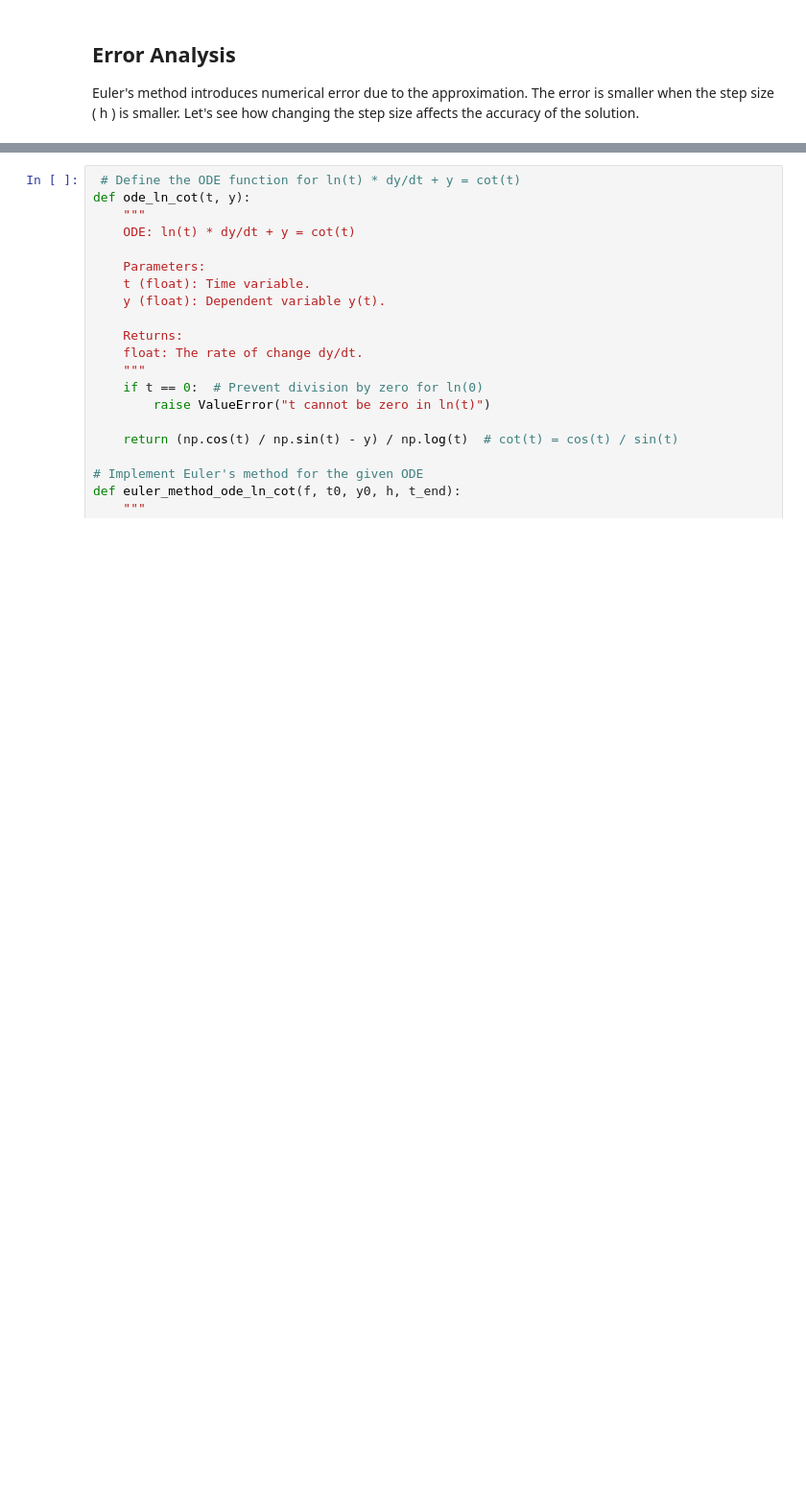
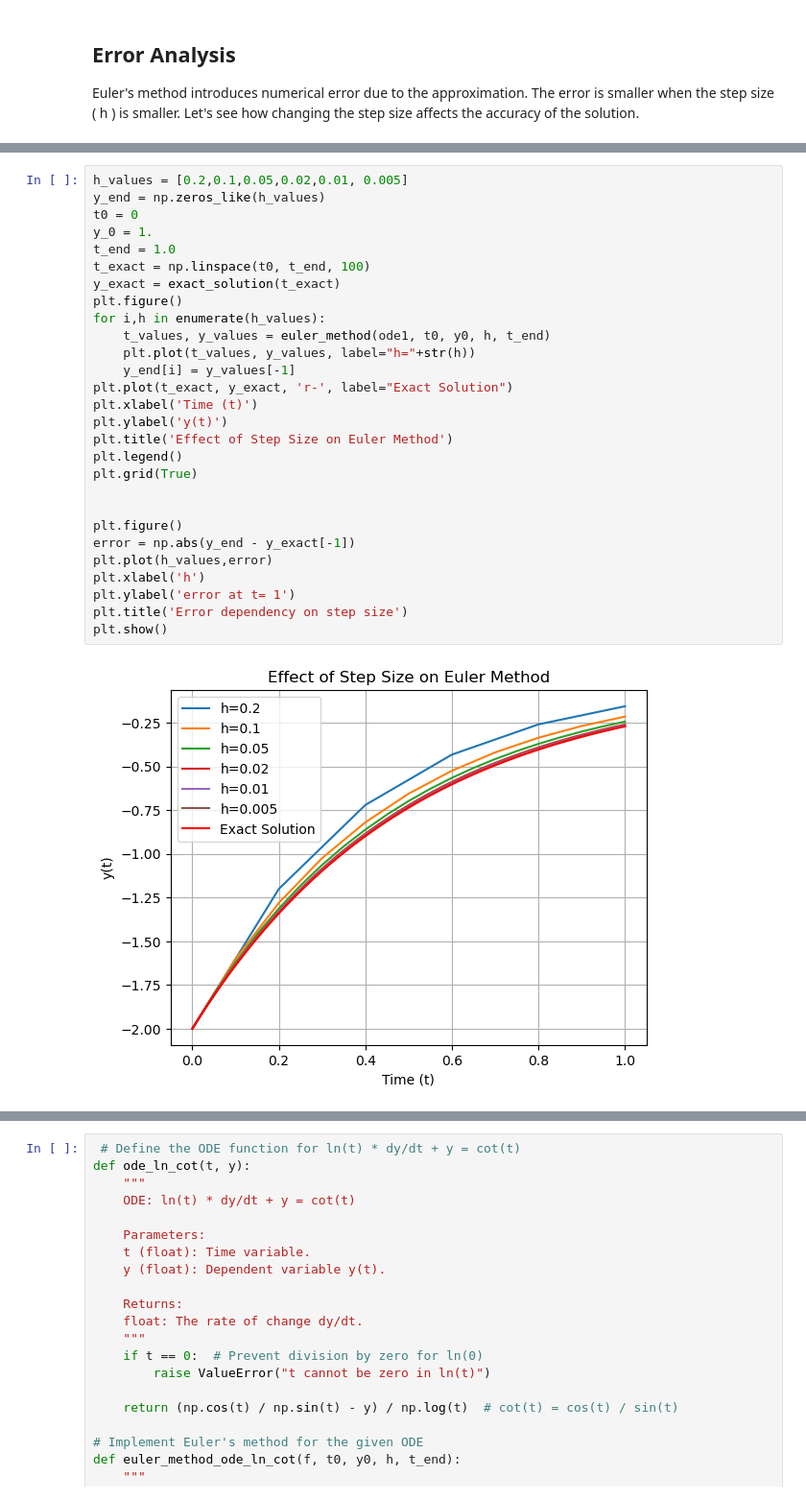
Before and after one commit to Sshamekh/ODE-codes, a Jupyter notebook: numerical-Euler.ipynb, the cells around one changed output, grey strips where cells are left out. Shown at 96% size. Drawn from its saved outputs; the diff is of its cells as text; blank space fills up the shorter version.

```diff
--- a/numerical-Euler.ipynb
+++ b/numerical-Euler.ipynb
@@ -152,0 +151,30 @@ plt.show()
+# %%
+h_values = [0.2,0.1,0.05,0.02,0.01, 0.005]
+y_end = np.zeros_like(h_values)
+t0 = 0
+y_0 = 1.
+t_end = 1.0
+t_exact = np.linspace(t0, t_end, 100)
+y_exact = exact_solution(t_exact)
+plt.figure()
+for i,h in enumerate(h_values):
+    t_values, y_values = euler_method(ode1, t0, y0, h, t_end)
+    plt.plot(t_values, y_values, label="h="+str(h))
+    y_end[i] = y_values[-1]
+plt.plot(t_exact, y_exact, 'r-', label="Exact Solution")
+plt.xlabel('Time (t)')
+plt.ylabel('y(t)')
+plt.title('Effect of Step Size on Euler Method')
+plt.legend()
+plt.grid(True)
+
+
+plt.figure()
+error = np.abs(y_end - y_exact[-1])
+plt.plot(h_values,error)
+plt.xlabel('h')
+plt.ylabel('error at t= 1')
+plt.title('Error dependency on step size')
+plt.show()
+# %% [output]
+[figure, added]
```
Also changed, not shown: parts of 20 cells of this notebook, 9 other files.
